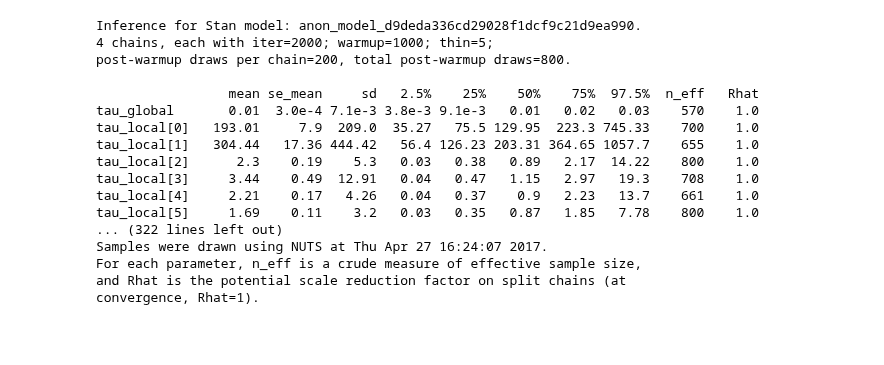
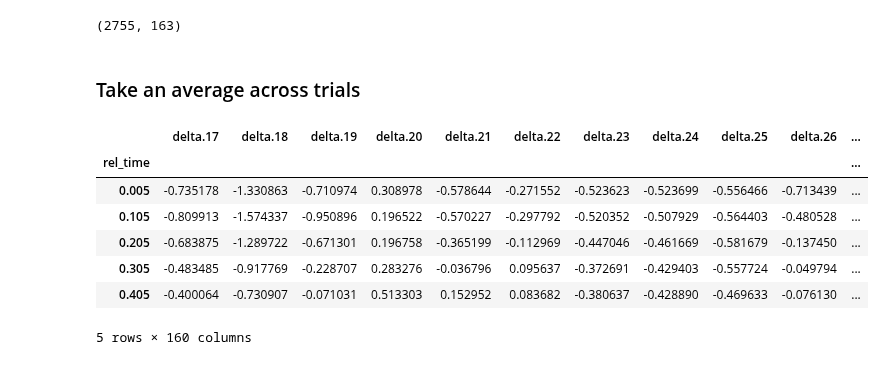
Before and after one commit to jmxpearson/bart_analysis, a Jupyter notebook: stan_lfp_survival.ipynb, the cells around one changed output. Cells and saved outputs as stored; diff of their text form; code cells hidden in the pictures; blank space fills up the shorter version.

```diff
--- a/stan_lfp_survival.ipynb
+++ b/stan_lfp_survival.ipynb
@@ -7,5 +12,4 @@ import matplotlib.pyplot as plt
 # %%
 dtup = 18, 1
 # %%
-fname = '.'.join([str(x) for x in dtup]) + '.lfpsurvdata.csv'
-dat = pd.read_csv('data/' + fname, index_col=0)
+fname = '.'.join([str(x) for x in dtup])
@@ -47,20 +16,19 @@ fit = pystan.stan(file='survival.stan', data=survival_dat, iter=2000, thin=5, ch
-# %%
-fit
-# %% [output]
-Inference for Stan model: anon_model_d9deda336cd29028f1dcf9c21d9ea990.
-4 chains, each with iter=2000; warmup=1000; thin=5;
-post-warmup draws per chain=200, total post-warmup draws=800.
-
-                 mean se_mean     sd   2.5%    25%    50%    75%  97.5%  n_eff   Rhat
-tau_global       0.01  3.0e-4 7.1e-3 3.8e-3 9.1e-3   0.01   0.02   0.03    570    1.0
-tau_local[0]   193.01     7.9  209.0  35.27   75.5 129.95  223.3 745.33    700    1.0
-tau_local[1]   304.44   17.36 444.42   56.4 126.23 203.31 364.65 1057.7    655    1.0
-tau_local[2]      2.3    0.19    5.3   0.03   0.38   0.89   2.17  14.22    800    1.0
-tau_local[3]     3.44    0.49  12.91   0.04   0.47   1.15   2.97   19.3    708    1.0
-tau_local[4]     2.21    0.17   4.26   0.04   0.37    0.9   2.23   13.7    661    1.0
-tau_local[5]     1.69    0.11    3.2   0.03   0.35   0.87   1.85   7.78    800    1.0
-... (322 lines left out)
-Samples were drawn using NUTS at Thu Apr 27 16:24:07 2017.
-For each parameter, n_eff is a crude measure of effective sample size,
-and Rhat is the potential scale reduction factor on split chains (at
-convergence, Rhat=1).
+# %%
+dat = pd.read_csv('data/' + fname + '.lfpsurvdata.csv', index_col=0)
+dat.shape
+# %% [output]
+(2755, 163)
+# %% [markdown]
+### Take an average across trials
+# %%
+aa = dat.set_index('rel_time').iloc[:, 2:]
+aa.head()
+# %% [output]
+|  | delta.17 | delta.18 | delta.19 | delta.20 | delta.21 | delta.22 | delta.23 | delta.24 | delta.25 | delta.26 | ... |
+| rel_time |  |  |  |  |  |  |  |  |  |  | ... |
+| 0.005 | -0.735178 | -1.330863 | -0.710974 | 0.308978 | -0.578644 | -0.271552 | -0.523623 | -0.523699 | -0.556466 | -0.713439 | ... |
+| 0.105 | -0.809913 | -1.574337 | -0.950896 | 0.196522 | -0.570227 | -0.297792 | -0.520352 | -0.507929 | -0.564403 | -0.480528 | ... |
+| 0.205 | -0.683875 | -1.289722 | -0.671301 | 0.196758 | -0.365199 | -0.112969 | -0.447046 | -0.461669 | -0.581679 | -0.137450 | ... |
+| 0.305 | -0.483485 | -0.917769 | -0.228707 | 0.283276 | -0.036796 | 0.095637 | -0.372691 | -0.429403 | -0.557724 | -0.049794 | ... |
+| 0.405 | -0.400064 | -0.730907 | -0.071031 | 0.513303 | 0.152952 | 0.083682 | -0.380637 | -0.428890 | -0.469633 | -0.076130 | ... |
+5 rows × 160 columns
```
Also changed, not shown: parts of 19 cells of this notebook, 2 other files.
